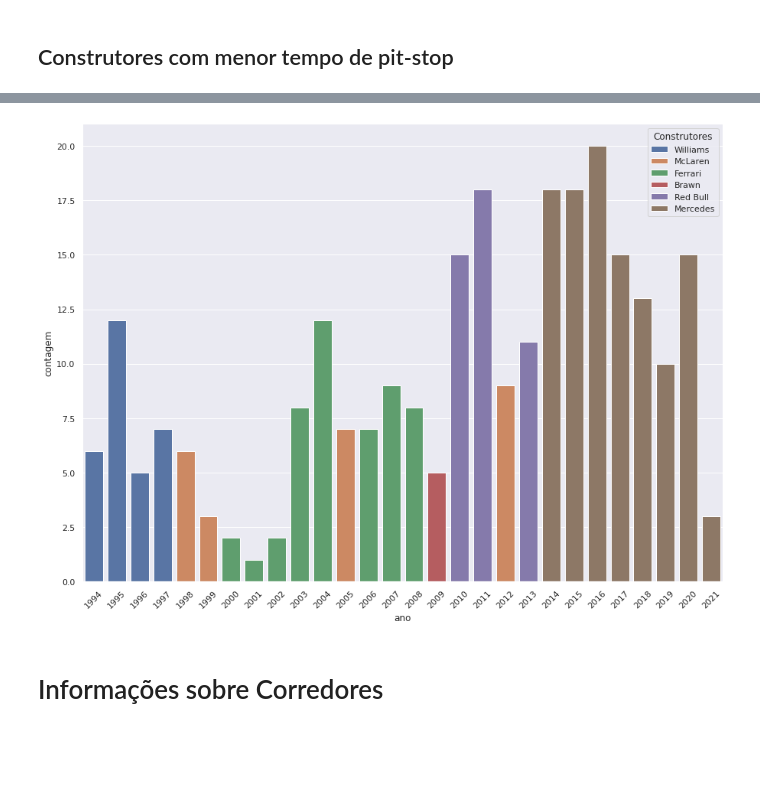
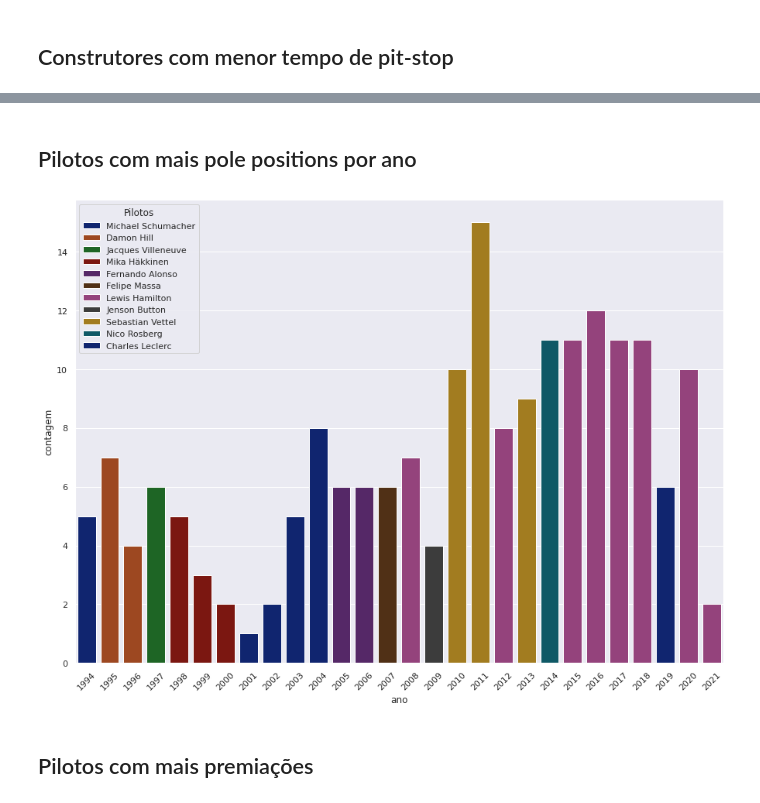
Before and after one commit to vgs2/f1-analysis, a Jupyter notebook: Apresentação_Accenture.ipynb, the cells around one changed output, grey strips where cells are left out. Drawn from its saved outputs; the diff is of its cells as text; code cells hidden in the pictures; blank space fills up the shorter version.

```diff
--- a/Apresentação_Accenture.ipynb
+++ b/Apresentação_Accenture.ipynb
@@ -66,0 +94,6 @@ def dropdown_construtor_eventhandler(change):
+# %%
+fact_table = pd.read_csv('https://raw.githubusercontent.com/vgs2/f1-analysis/main/database/csv/FATO_corrida.csv')
+dim_circuito = pd.read_csv('https://raw.githubusercontent.com/vgs2/f1-analysis/main/database/csv/DIM_circuito.csv')
+dim_construtor = pd.read_csv('https://raw.githubusercontent.com/vgs2/f1-analysis/main/database/csv/DIM_construtor.csv')
+dim_piloto = pd.read_csv('https://raw.githubusercontent.com/vgs2/f1-analysis/main/database/csv/DIM_piloto.csv')
+dim_tempo = pd.read_csv('https://raw.githubusercontent.com/vgs2/f1-analysis/main/database/csv/DIM_tempo.csv')
@@ -109,17 +369,19 @@ plt.show()
+# %% [markdown]
+## Pilotos com mais pole positions por ano
 # %%
-grouped_poles = constructor_data_time.groupby(['ano','nome_construtor'])['posicao_qualify'].value_counts()
+grouped_poles = driver_data_time.groupby(['ano','nome_piloto'])['posicao_qualify'].value_counts()
 df = pd.DataFrame(grouped_poles)
 df.rename(columns={'posicao_qualify':'contagem'},inplace=True)
 df.reset_index(inplace=True)
 df = df[df.posicao_qualify == 1]
 first_places = df.loc[df.groupby('ano')['contagem'].idxmax()]
 
-g = sns.barplot(x='ano',y='contagem',data=first_places,hue='nome_construtor',dodge=False)
-plt.legend(title='Construtores')
+g = sns.barplot(x='ano',y='contagem',data=first_places,hue='nome_piloto',dodge=False,palette='dark')
+plt.legend(title='Pilotos')
 sns.set(rc={'figure.figsize':(15,11)})
 plt.xticks(rotation=45)
 plt.show()
 # %% [output]
-[figure, old version]
+[figure, new version]
-# %% [markdown]
-# Informações sobre Corredores
+# %% [markdown]
+## Pilotos com mais premiações
```
Also changed, not shown: parts of 69 cells of this notebook.
